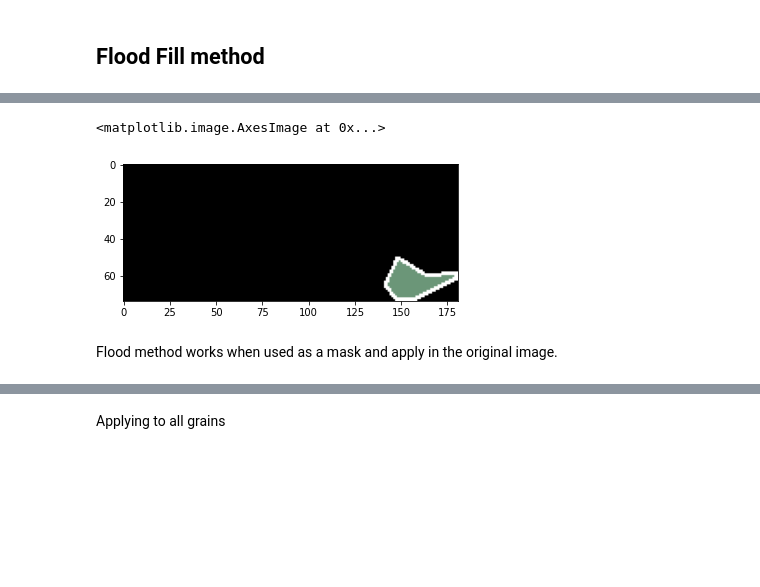
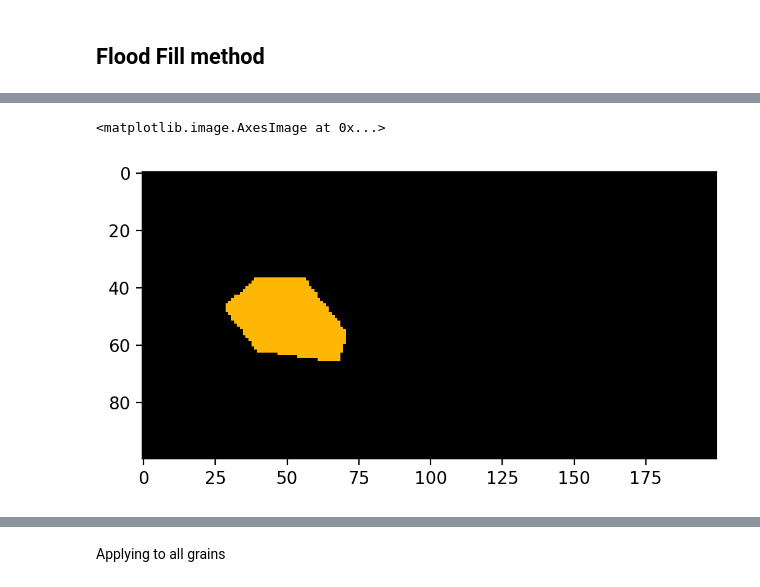
Before and after one commit to bruno-manoel-dbki/tantalum, a Jupyter notebook: source/Grain selection.ipynb, the cells around one changed output, grey strips where cells are left out. Saved outputs shown, nothing was run; the diff lists cells and outputs as text; code cells hidden in the pictures; blank space fills up the shorter version.

Commit message:
Improved flood method to be individual in each grain. Problems in some cases

```diff
--- a/source/Grain selection.ipynb
+++ b/source/Grain selection.ipynb
@@ -163,7 +163,7 @@ dtype: int64
 # %%
 df_grains_norm = (df_grains - df_grains.min()) / (df_grains.max() - df_grains.min())
 # %%
-grain = 123
+grain = 100
 
 One_grain = df[(df["grain_right"] == grain) | (df["grain_left"] == grain)]
 One_grain
@@ -191,7 +192,7 @@ Name: 123.0, dtype: float64
 # %%
 
-width = int(max([max(One_grain.x_end),max(One_grain.x_start)]))+1
-height = int(max([max(One_grain.y_end),max(One_grain.y_start)]))+1
+width = 200#int(max([max(One_grain.x_end),max(One_grain.x_start)]))+1
+height = 100#int(max([max(One_grain.y_end),max(One_grain.y_start)]))+1
 
 width,height
 # %% [output]
@@ -212,10 +224,11 @@ The method polygon_fill do not work because it uses the Even–odd rule and fill
 # %%
 
 np_img = np.zeros([height, width, 3])
+np_img2 = np.zeros([height, width, 3])
 
 for idx, row in One_grain.iterrows():
-   # print("%d %d %d %d\n" %(row.x_start.astype("uint16"),row.y_start.astype("uint16"),row.x_end.astype("uint16"),row.y_end.astype("uint16")))
-    #rr,cc = draw.polygon(One_grain.x_start, One_grain.y_start, np_img.shape)
+    #print("%d %d %d %d\n" %(row.x_start.astype("uint16"),row.y_start.astype("uint16"),row.x_end.astype("uint16"),row.y_end.astype("uint16")))
+
     rr,cc,a = draw.line_aa(row.x_start.astype("uint16"),row.y_start.astype("uint16"),row.x_end.astype("uint16"),row.y_end.astype("uint16"))
     np_img[cc,rr,:3] = (1,1,1)
 
@@ -223,4 +236,6 @@ for idx, row in One_grain.iterrows():
 mask = flood(np_img, (y_center, x_center,0))
 #np_img = flood_fill(np_img, (50, 52,0), 155 )
 np.shape(mask[:,:,1])
+
+plt.imshow(np_img)
 # %% [output]
@@ -228,11 +244,10 @@ np.shape(mask[:,:,1])
 # %%
 phi1,Phi,phi2 = grain_info[["right_phi1","right_PHI","right_phi2"]]
-np_img[mask[:,:,1]] = [phi1,Phi,phi2]
-phi1,Phi,phi2
+np_img2[mask[:,:,1]] = [phi1,Phi,phi2]
+np_img2[np_img[:,:,1] !=0] =  [phi1,Phi,phi2]
 
-plt.imshow(np_img)
+
+plt.imshow(np_img2)
 # %% [output]
 <matplotlib.image.AxesImage at 0x...>
-[figure, old version]
+[figure, new version]
-# %% [markdown]
-Flood method works when used as a mask and apply in the original image.
```
Also changed, not shown: parts of 26 cells of this notebook, 2 other files.
